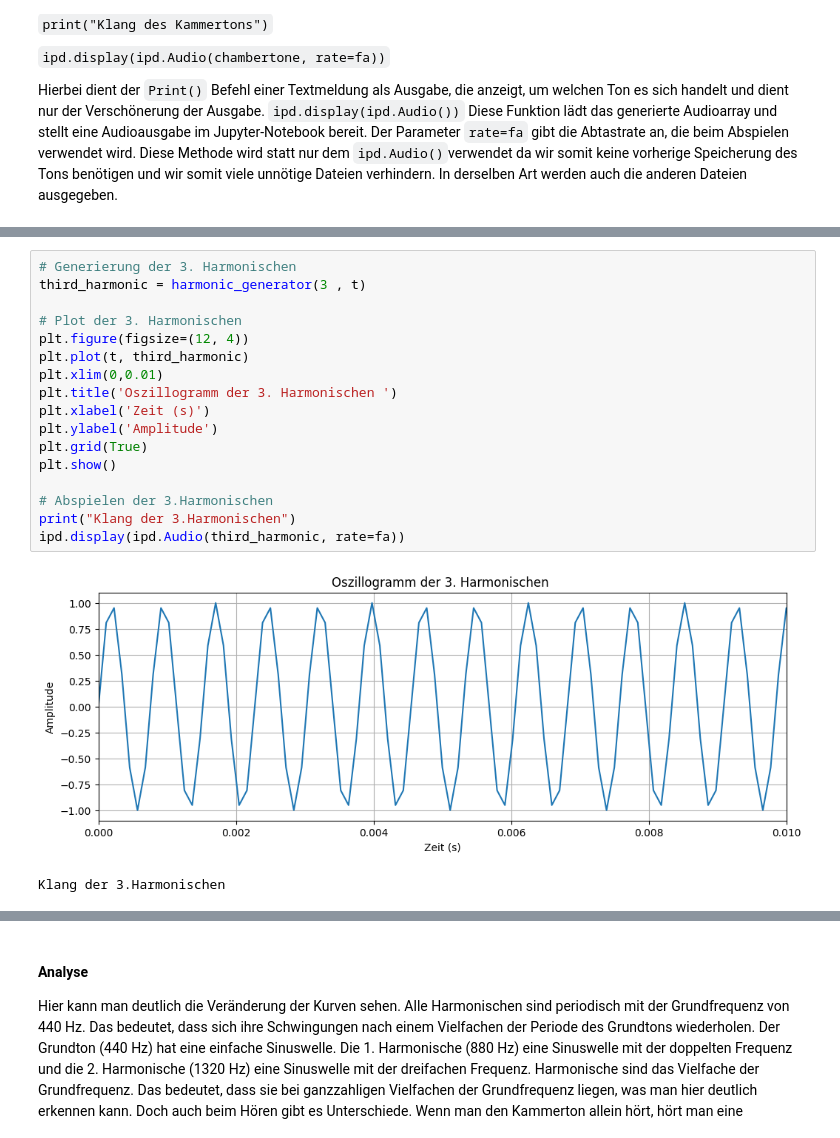
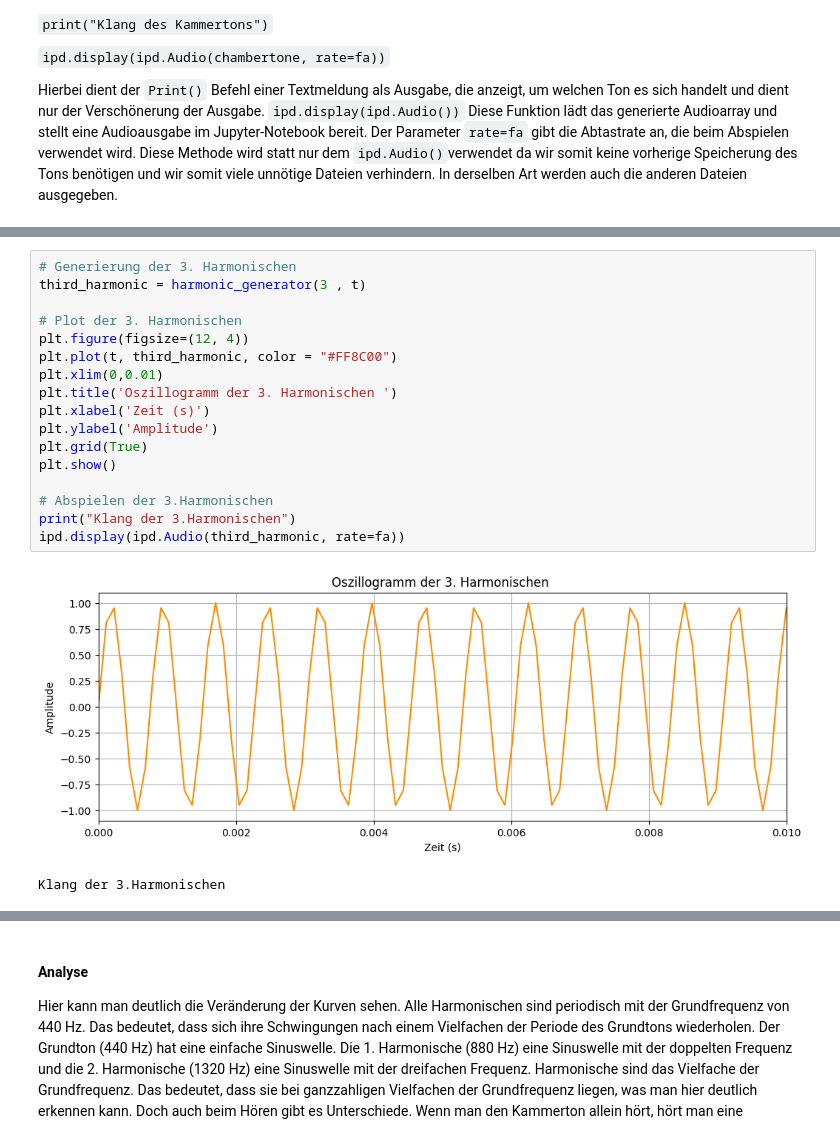
Before and after one commit to JoHoppe/LaborSprache, a Jupyter notebook: Sprachverarbeitung/labor1Überarbeitet.ipynb, the cells around one changed output, grey strips where cells are left out. Drawn from its saved outputs; the diff is of its cells as text.

```diff
--- a/Sprachverarbeitung/labor1Überarbeitet.ipynb
+++ b/Sprachverarbeitung/labor1Überarbeitet.ipynb
@@ -205,22 +205,22 @@ Klang der 2.Harmonischen
 # %%
 # Generierung der 3. Harmonischen
 third_harmonic = harmonic_generator(3 , t)
 
 # Plot der 3. Harmonischen
 plt.figure(figsize=(12, 4))
-plt.plot(t, third_harmonic)
+plt.plot(t, third_harmonic, color = "#FF8C00")
 plt.xlim(0,0.01)
 plt.title('Oszillogramm der 3. Harmonischen ')
 plt.xlabel('Zeit (s)')
 plt.ylabel('Amplitude')
 plt.grid(True)
 plt.show()
 
 # Abspielen der 3.Harmonischen
 print("Klang der 3.Harmonischen")
 ipd.display(ipd.Audio(third_harmonic, rate=fa))
 # %% [output]
-[figure, old version]
+[figure, new version]
 Klang der 3.Harmonischen
 [interactive output not drawn]
 # %% [markdown]
```
Also changed, not shown: parts of 8 cells of this notebook, 1 other file.
